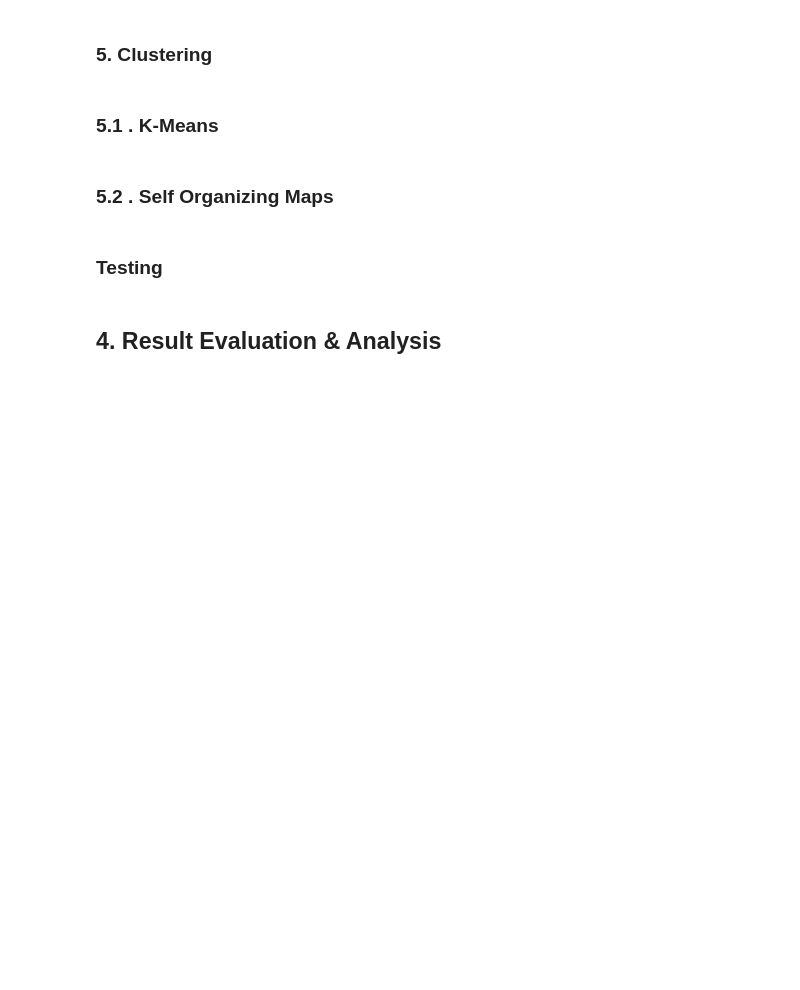
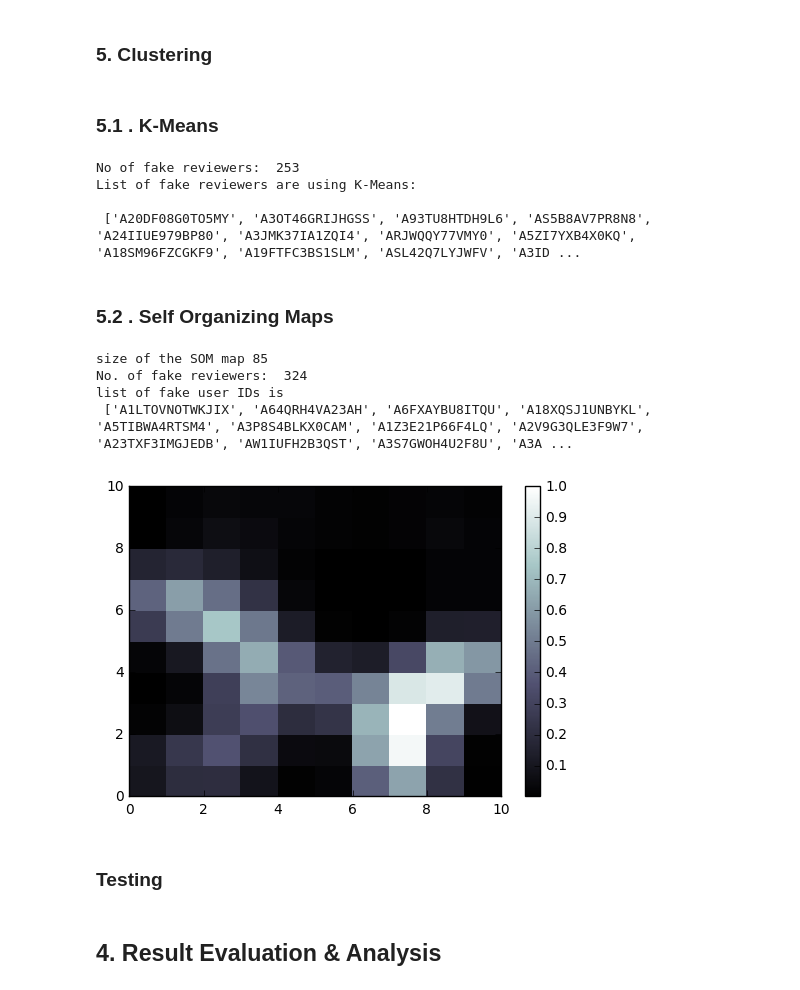
Before and after one commit to josiahcoad/Faker, a Jupyter notebook: Faker_FakeReviewClassifier.ipynb, the cells around one changed output. Drawn from its saved outputs; the diff is of its cells as text; code cells hidden in the pictures; blank space fills up the shorter version.

```diff
--- a/Faker_FakeReviewClassifier.ipynb
+++ b/Faker_FakeReviewClassifier.ipynb
@@ -645,7 +654,6 @@ def construct_feature_vector():
 # %% [markdown]
 ### 5.1 . K-Means
 # %%
-from spam_reviewers import *
 from sklearn.cluster import KMeans
 import numpy as np
 
@@ -658,7 +666,7 @@ kmeans = KMeans(n_clusters=2, random_state=0).fit(X)
 predictions = kmeans.predict(X)
 count_0 = 0
 count_1 = 0
-fake_reviewers = []
+fake_reviewers_kmeans = []
 for i in range(len(predictions)):
 	if final_training_data[i][0] < 3:
 		predictions[i] = 1
@@ -667,9 +675,16 @@ for i in range(len(predictions)):
 	if predictions[i] == 1:
 		count_1 += 1
 	if predictions[i] == 0:
-		fake_reviewers.append(training_data.keys()[i])
+		fake_reviewers_kmeans.append(training_data.keys()[i])
 
-print fake_reviewers
+
+print("No of fake reviewers: ", len(fake_reviewers_kmeans))
+print("List of fake reviewers are using K-Means: \n\n", fake_reviewers_kmeans)
+# %% [output]
+No of fake reviewers:  253
+List of fake reviewers are using K-Means:
+
+ ['A20DF08G0TO5MY', 'A3OT46GRIJHGSS', 'A93TU8HTDH9L6', 'AS5B8AV7PR8N8', 'A24IIUE979BP80', 'A3JMK37IA1ZQI4', 'ARJWQQY77VMY0', 'A5ZI7YXB4X0KQ', 'A18SM96FZCGKF9', 'A19FTFC3BS1SLM', 'ASL42Q7LYJWFV', 'A3ID ...
 # %% [markdown]
 ### 5.2 . Self Organizing Maps
 # %%
@@ -939,7 +954,6 @@ class TestMinisom:
 # %%
 from __future__ import print_function
 import numpy as np
-from spam_reviewers import *
 X = np.array(construct_feature_vector()[0].values())
 mapping = construct_feature_vector()[1]
 
@@ -948,37 +962,45 @@ mapping = construct_feature_vector()[1]
 from minisom import MiniSom
 som = MiniSom(x = 10, y = 10, input_len = 5, sigma = 1.0, learning_rate = 0.5)
 som.random_weights_init(X)
-som.train_random(data = X, num_iteration = 100000)
+som.train_random(data = X, num_iteration = 100)
 
 
 som_distance = som.distance_map().T
 
 mappings = som.win_map(X)
 print('size of the SOM map', len(mappings))
 text_file = open("mappings_individual.txt", "w")
 text_file.write("winning map is %s" % mappings)
 text_file.close()
 
 # List of fake review user IDs
 faker_list = []
 faker_id = []
 for i in xrange(len(som_distance)):
 	for j in xrange(len(som_distance[0])):
 		if som_distance[i][j] > 0.8:
 			fake_reviewers = mappings[(i,j)]
 			for user in fake_reviewers:
 				faker_id.append(user[0])
 				faker_list.append(mapping[user[0]])
+
+print('No. of fake reviewers: ', len(faker_list))
 print('list of fake user IDs is\n', faker_list)
 
 # Visualizing the results (SOM in a 2-D plot)
 from pylab import bone, pcolor, colorbar, plot, show
 bone() # creates a white window
 pcolor(som.distance_map().T)
 colorbar()
 markers = ['o', 's']
 colors = ['r', 'g']
 show()
+# %% [output]
+size of the SOM map 85
+No. of fake reviewers:  324
+list of fake user IDs is
+ ['A1LTOVNOTWKJIX', 'A64QRH4VA23AH', 'A6FXAYBU8ITQU', 'A18XQSJ1UNBYKL', 'A5TIBWA4RTSM4', 'A3P8S4BLKX0CAM', 'A1Z3E21P66F4LQ', 'A2V9G3QLE3F9W7', 'A23TXF3IMGJEDB', 'AW1IUFH2B3QST', 'A3S7GWOH4U2F8U', 'A3A ...
+[figure, added]
 # %% [markdown]
 ### Testing
 # %% [markdown]
```
Also changed, not shown: parts of 6 cells of this notebook.
